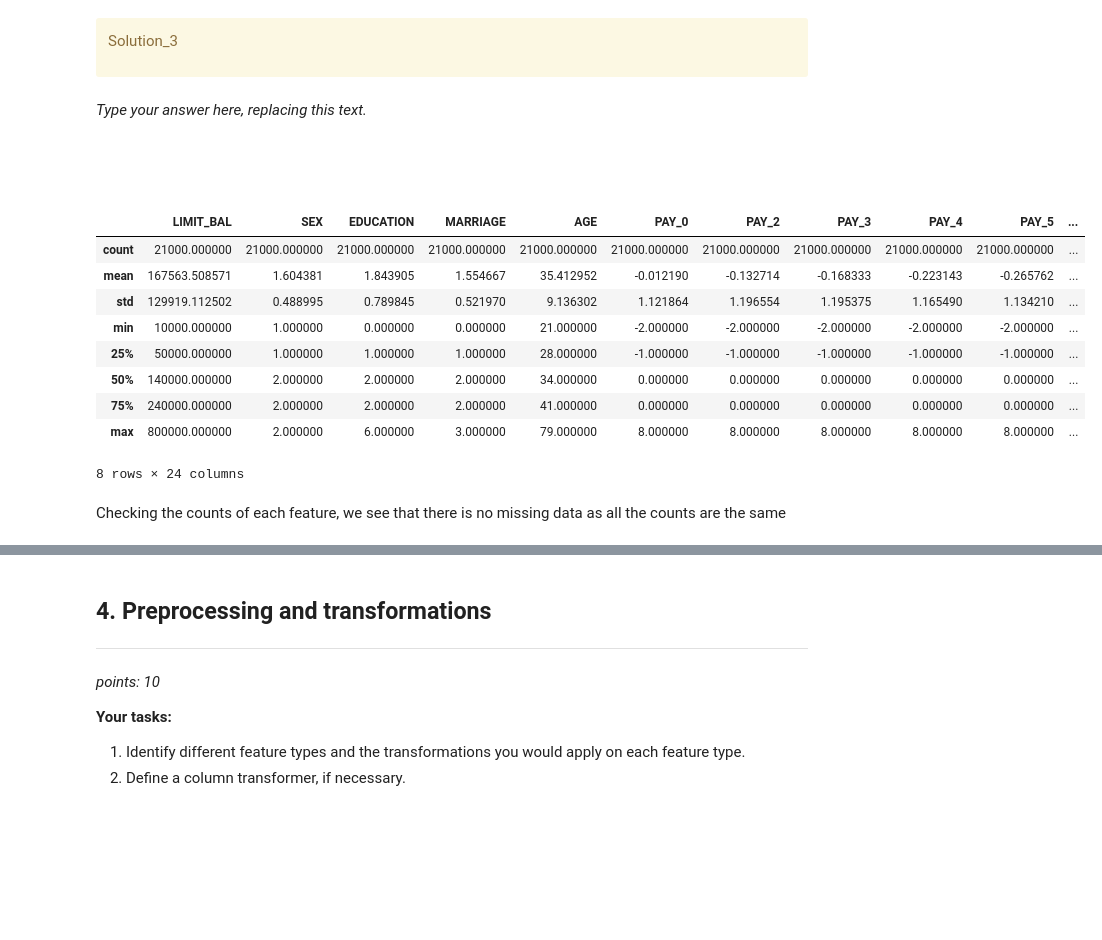
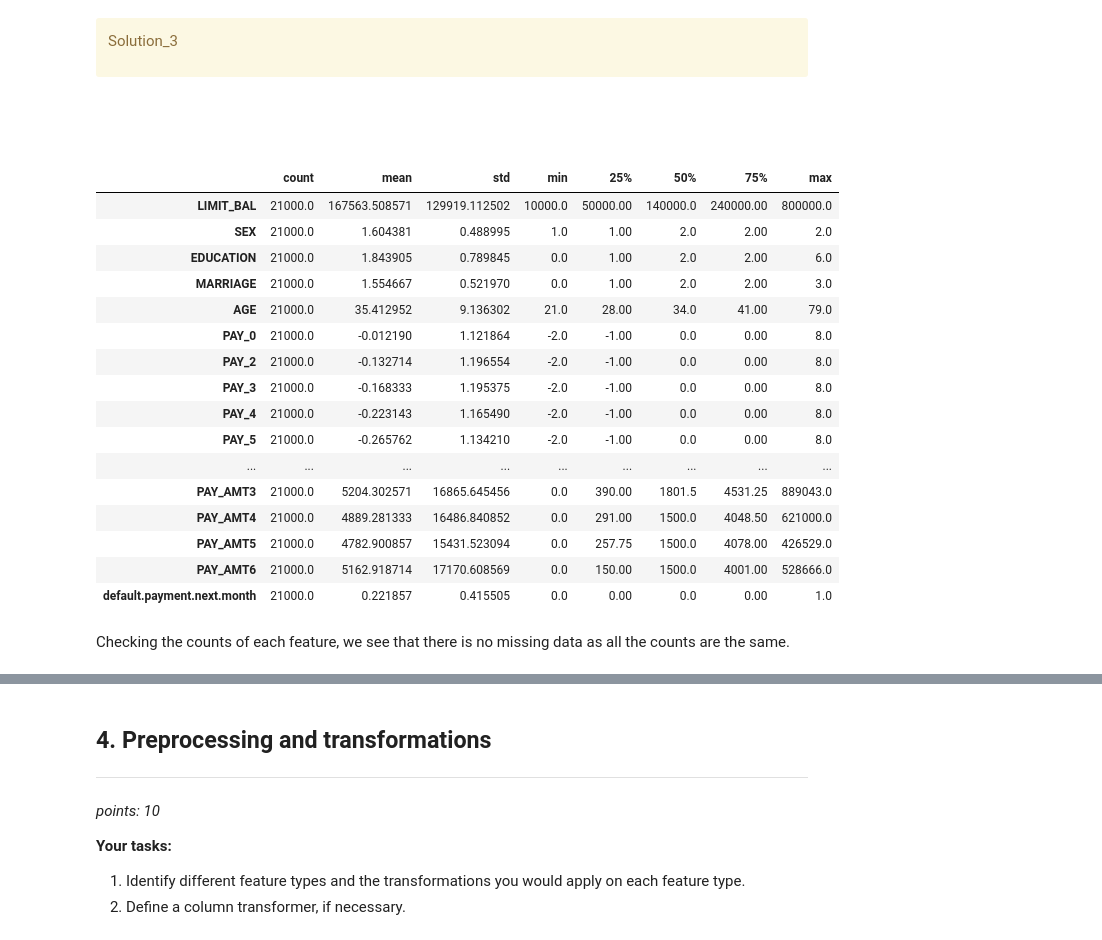
Before and after one commit to rdangyan/cs330, a Jupyter notebook: hw/hw5/hw5.ipynb, the cells around one changed output, grey strips where cells are left out. Drawn from its saved outputs; the diff is of its cells as text; code cells hidden in the pictures; blank space fills up the shorter version.

```diff
--- a/hw/hw5/hw5.ipynb
+++ b/hw/hw5/hw5.ipynb
@@ -178,24 +178,29 @@ _points: 10_
 Solution_3
 
 </div>
-# %% [markdown]
-_Type your answer here, replacing this text._
 # %% [markdown]
 <!-- END QUESTION -->
 
 <br><br>
 # %%
-train_df.describe()
+train_df.describe().T
 # %% [output]
-|  | LIMIT_BAL | SEX | EDUCATION | MARRIAGE | AGE | PAY_0 | PAY_2 | PAY_3 | PAY_4 | PAY_5 | ... |
-| count | 21000.000000 | 21000.000000 | 21000.000000 | 21000.000000 | 21000.000000 | 21000.000000 | 21000.000000 | 21000.000000 | 21000.000000 | 21000.000000 | ... |
-| mean | 167563.508571 | 1.604381 | 1.843905 | 1.554667 | 35.412952 | -0.012190 | -0.132714 | -0.168333 | -0.223143 | -0.265762 | ... |
-| std | 129919.112502 | 0.488995 | 0.789845 | 0.521970 | 9.136302 | 1.121864 | 1.196554 | 1.195375 | 1.165490 | 1.134210 | ... |
-| min | 10000.000000 | 1.000000 | 0.000000 | 0.000000 | 21.000000 | -2.000000 | -2.000000 | -2.000000 | -2.000000 | -2.000000 | ... |
-| 25% | 50000.000000 | 1.000000 | 1.000000 | 1.000000 | 28.000000 | -1.000000 | -1.000000 | -1.000000 | -1.000000 | -1.000000 | ... |
-| 50% | 140000.000000 | 2.000000 | 2.000000 | 2.000000 | 34.000000 | 0.000000 | 0.000000 | 0.000000 | 0.000000 | 0.000000 | ... |
-| 75% | 240000.000000 | 2.000000 | 2.000000 | 2.000000 | 41.000000 | 0.000000 | 0.000000 | 0.000000 | 0.000000 | 0.000000 | ... |
-| max | 800000.000000 | 2.000000 | 6.000000 | 3.000000 | 79.000000 | 8.000000 | 8.000000 | 8.000000 | 8.000000 | 8.000000 | ... |
+|  | count | mean | std | min | 25% | 50% | 75% | max |
+| LIMIT_BAL | 21000.0 | 167563.508571 | 129919.112502 | 10000.0 | 50000.00 | 140000.0 | 240000.00 | 800000.0 |
+| SEX | 21000.0 | 1.604381 | 0.488995 | 1.0 | 1.00 | 2.0 | 2.00 | 2.0 |
+| EDUCATION | 21000.0 | 1.843905 | 0.789845 | 0.0 | 1.00 | 2.0 | 2.00 | 6.0 |
+| MARRIAGE | 21000.0 | 1.554667 | 0.521970 | 0.0 | 1.00 | 2.0 | 2.00 | 3.0 |
+| AGE | 21000.0 | 35.412952 | 9.136302 | 21.0 | 28.00 | 34.0 | 41.00 | 79.0 |
+| PAY_0 | 21000.0 | -0.012190 | 1.121864 | -2.0 | -1.00 | 0.0 | 0.00 | 8.0 |
+| PAY_2 | 21000.0 | -0.132714 | 1.196554 | -2.0 | -1.00 | 0.0 | 0.00 | 8.0 |
+| PAY_3 | 21000.0 | -0.168333 | 1.195375 | -2.0 | -1.00 | 0.0 | 0.00 | 8.0 |
+| PAY_4 | 21000.0 | -0.223143 | 1.165490 | -2.0 | -1.00 | 0.0 | 0.00 | 8.0 |
+| PAY_5 | 21000.0 | -0.265762 | 1.134210 | -2.0 | -1.00 | 0.0 | 0.00 | 8.0 |
+| ... | ... | ... | ... | ... | ... | ... | ... | ... |
+| PAY_AMT3 | 21000.0 | 5204.302571 | 16865.645456 | 0.0 | 390.00 | 1801.5 | 4531.25 | 889043.0 |
+| PAY_AMT4 | 21000.0 | 4889.281333 | 16486.840852 | 0.0 | 291.00 | 1500.0 | 4048.50 | 621000.0 |
+| PAY_AMT5 | 21000.0 | 4782.900857 | 15431.523094 | 0.0 | 257.75 | 1500.0 | 4078.00 | 426529.0 |
+| PAY_AMT6 | 21000.0 | 5162.918714 | 17170.608569 | 0.0 | 150.00 | 1500.0 | 4001.00 | 528666.0 |
+| default.payment.next.month | 21000.0 | 0.221857 | 0.415505 | 0.0 | 0.00 | 0.0 | 0.00 | 1.0 |
-8 rows × 24 columns
 # %% [markdown]
-Checking the counts of each feature, we see that there is no missing data as all the counts are the same
+Checking the counts of each feature, we see that there is no missing data as all the counts are the same.
```
Also changed, not shown: parts of 6 cells of this notebook, 1 other file.
